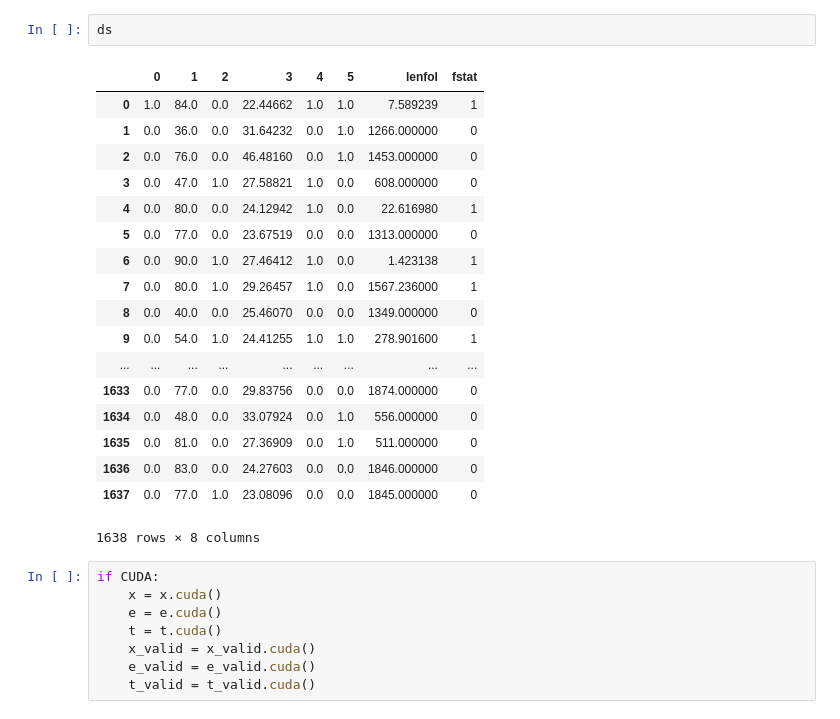
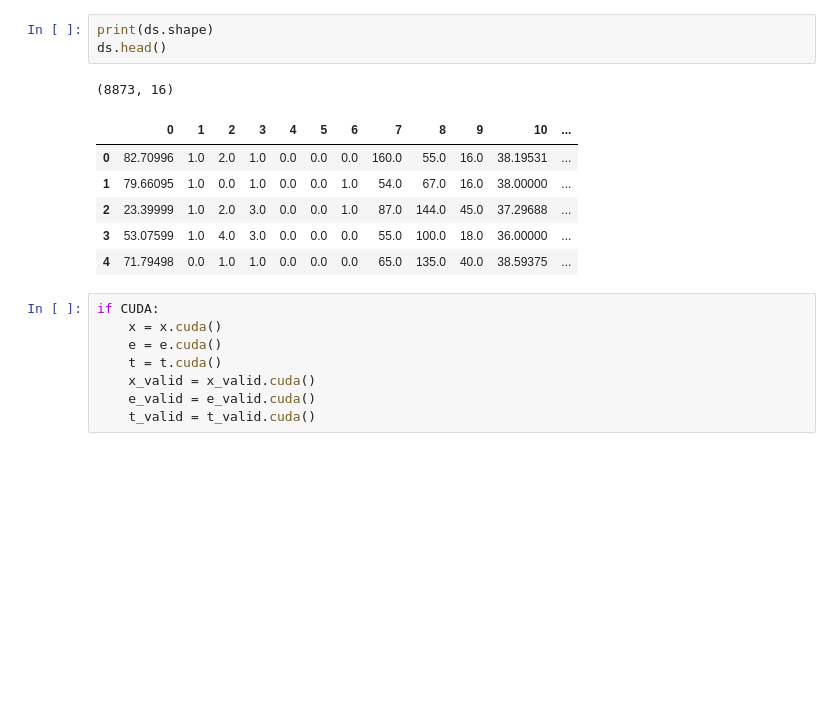
Before and after one commit to rohansangave/SurvivalAnalysis, a Jupyter notebook: new_arch_elbo.ipynb, the cells around one changed output. Cells and saved outputs as stored; diff of their text form; blank space fills up the shorter version.

```diff
--- a/new_arch_elbo.ipynb
+++ b/new_arch_elbo.ipynb
@@ -56,27 +73,17 @@ t = torch.from_numpy(t.as_matrix())
 x_valid = torch.from_numpy(x_valid).float()
 e_valid = torch.from_numpy(e_valid.as_matrix()).float()
 t_valid = torch.from_numpy(t_valid.as_matrix())
-# %%
-ds
-# %% [output]
-|  | 0 | 1 | 2 | 3 | 4 | 5 | lenfol | fstat |
-| 0 | 1.0 | 84.0 | 0.0 | 22.44662 | 1.0 | 1.0 | 7.589239 | 1 |
-| 1 | 0.0 | 36.0 | 0.0 | 31.64232 | 0.0 | 1.0 | 1266.000000 | 0 |
-| 2 | 0.0 | 76.0 | 0.0 | 46.48160 | 0.0 | 1.0 | 1453.000000 | 0 |
-| 3 | 0.0 | 47.0 | 1.0 | 27.58821 | 1.0 | 0.0 | 608.000000 | 0 |
-| 4 | 0.0 | 80.0 | 0.0 | 24.12942 | 1.0 | 0.0 | 22.616980 | 1 |
-| 5 | 0.0 | 77.0 | 0.0 | 23.67519 | 0.0 | 0.0 | 1313.000000 | 0 |
-| 6 | 0.0 | 90.0 | 1.0 | 27.46412 | 1.0 | 0.0 | 1.423138 | 1 |
-| 7 | 0.0 | 80.0 | 1.0 | 29.26457 | 1.0 | 0.0 | 1567.236000 | 1 |
-| 8 | 0.0 | 40.0 | 0.0 | 25.46070 | 0.0 | 0.0 | 1349.000000 | 0 |
-| 9 | 0.0 | 54.0 | 1.0 | 24.41255 | 1.0 | 1.0 | 278.901600 | 1 |
-| ... | ... | ... | ... | ... | ... | ... | ... | ... |
-| 1633 | 0.0 | 77.0 | 0.0 | 29.83756 | 0.0 | 0.0 | 1874.000000 | 0 |
-| 1634 | 0.0 | 48.0 | 0.0 | 33.07924 | 0.0 | 1.0 | 556.000000 | 0 |
-| 1635 | 0.0 | 81.0 | 0.0 | 27.36909 | 0.0 | 1.0 | 511.000000 | 0 |
-| 1636 | 0.0 | 83.0 | 0.0 | 24.27603 | 0.0 | 0.0 | 1846.000000 | 0 |
-| 1637 | 0.0 | 77.0 | 1.0 | 23.08096 | 0.0 | 0.0 | 1845.000000 | 0 |
-1638 rows × 8 columns
+# %%
+print(ds.shape)
+ds.head()
+# %% [output]
+(8873, 16)
+|  | 0 | 1 | 2 | 3 | 4 | 5 | 6 | 7 | 8 | 9 | 10 | ... |
+| 0 | 82.70996 | 1.0 | 2.0 | 1.0 | 0.0 | 0.0 | 0.0 | 160.0 | 55.0 | 16.0 | 38.19531 | ... |
+| 1 | 79.66095 | 1.0 | 0.0 | 1.0 | 0.0 | 0.0 | 1.0 | 54.0 | 67.0 | 16.0 | 38.00000 | ... |
+| 2 | 23.39999 | 1.0 | 2.0 | 3.0 | 0.0 | 0.0 | 1.0 | 87.0 | 144.0 | 45.0 | 37.29688 | ... |
+| 3 | 53.07599 | 1.0 | 4.0 | 3.0 | 0.0 | 0.0 | 0.0 | 55.0 | 100.0 | 18.0 | 36.00000 | ... |
+| 4 | 71.79498 | 0.0 | 1.0 | 1.0 | 0.0 | 0.0 | 0.0 | 65.0 | 135.0 | 40.0 | 38.59375 | ... |
 # %%
 if CUDA:
     x = x.cuda()
```
Also changed, not shown: parts of 9 cells of this notebook, 7 other files.
